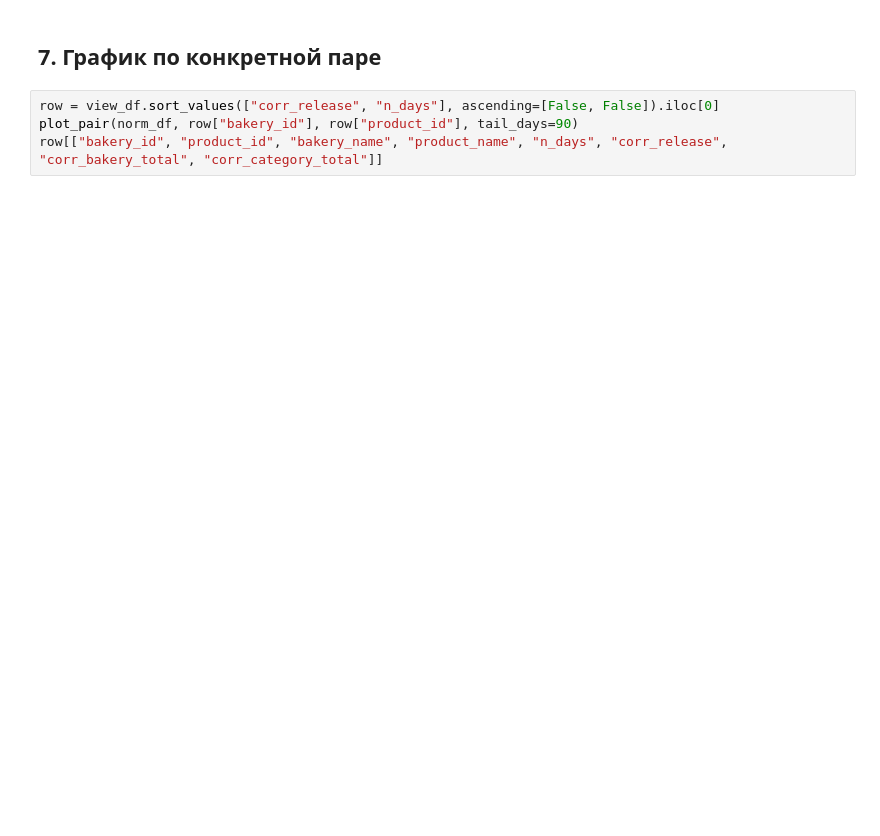
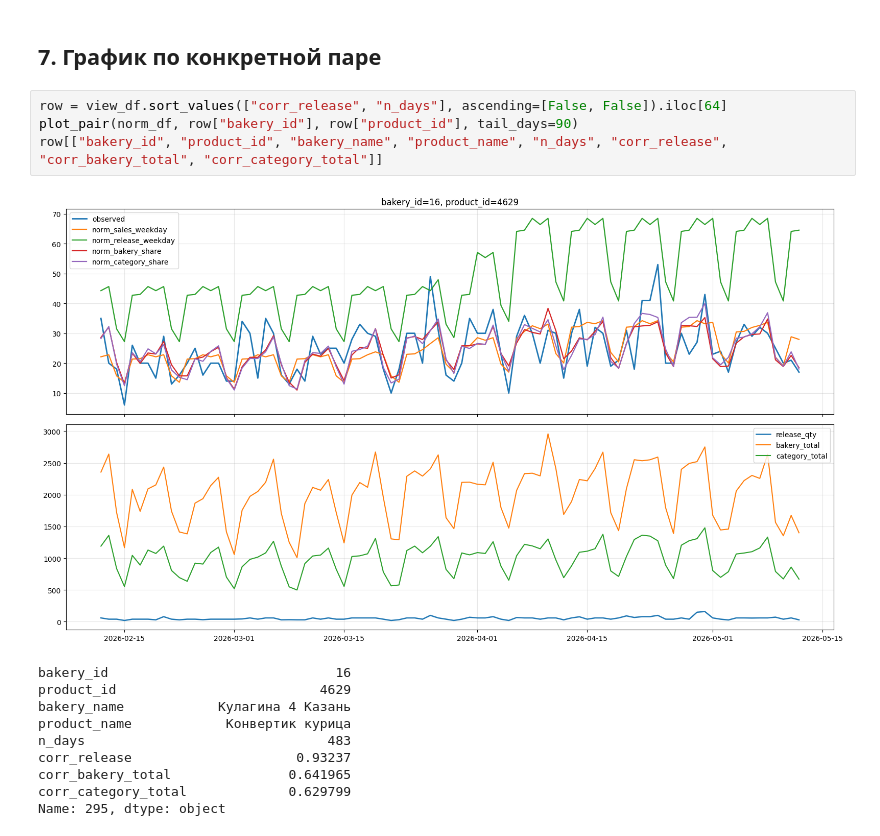
Before and after one commit to Almazziastinov/demand-forecasting-model, a Jupyter notebook: notebooks/normative_sitnaya_sample_analysis.ipynb, the cells around one changed output. Cells and saved outputs as stored; diff of their text form; blank space fills up the shorter version.

```diff
--- a/notebooks/normative_sitnaya_sample_analysis.ipynb
+++ b/notebooks/normative_sitnaya_sample_analysis.ipynb
@@ -346,6 +444,17 @@ display(view_df.sort_values(["corr_category_total", "n_days", "observed_mean"],
 # %% [markdown]
 ## 7. График по конкретной паре
 # %%
-row = view_df.sort_values(["corr_release", "n_days"], ascending=[False, False]).iloc[0]
+row = view_df.sort_values(["corr_release", "n_days"], ascending=[False, False]).iloc[64]
 plot_pair(norm_df, row["bakery_id"], row["product_id"], tail_days=90)
 row[["bakery_id", "product_id", "bakery_name", "product_name", "n_days", "corr_release", "corr_bakery_total", "corr_category_total"]]
+# %% [output]
+[figure, added]
+bakery_id                             16
+product_id                          4629
+bakery_name            Кулагина 4 Казань
+product_name            Конвертик курица
+n_days                               483
+corr_release                     0.93237
+corr_bakery_total               0.641965
+corr_category_total             0.629799
+Name: 295, dtype: object
```
Also changed, not shown: parts of 6 cells of this notebook, 7 other files.
